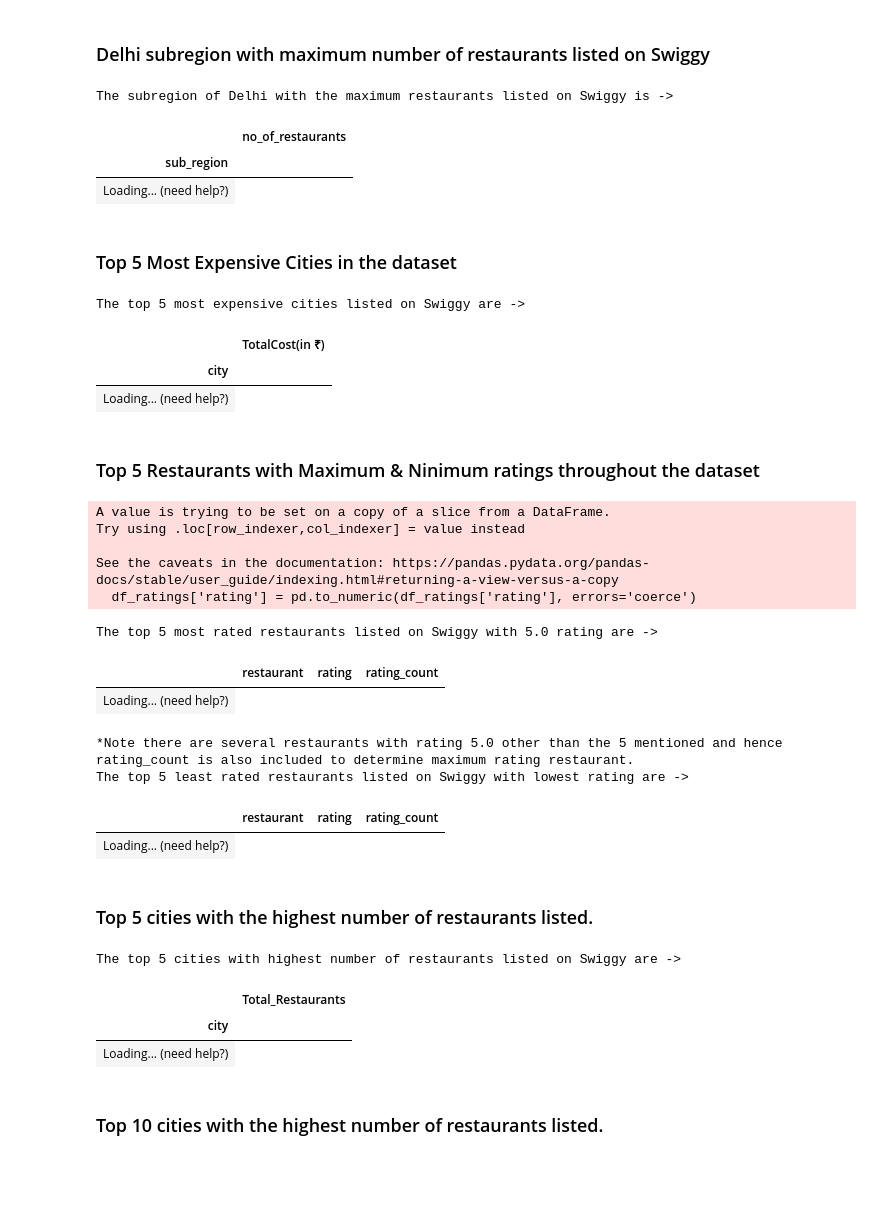
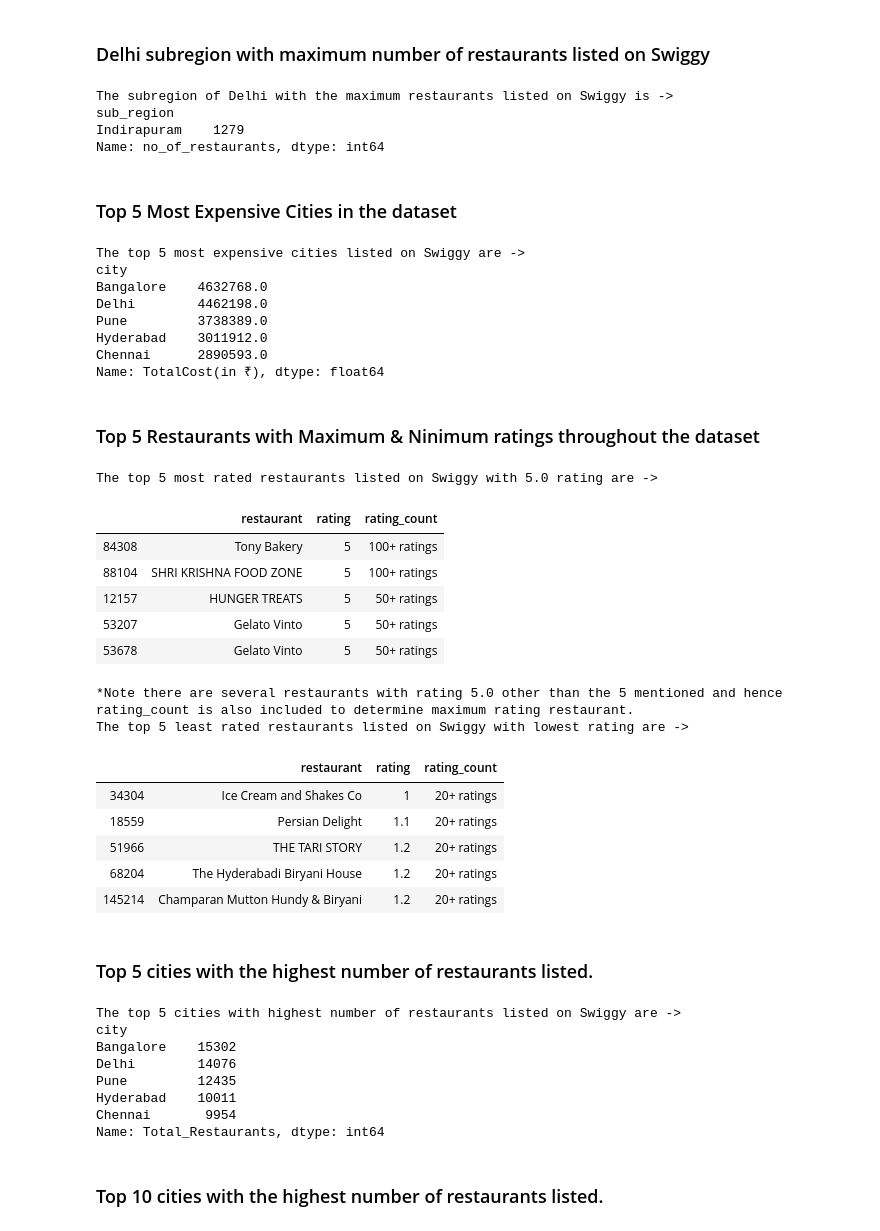
Before and after one commit to anayjain/GFG-DataAnalysis, a Jupyter notebook: GeeksforGeeks_Project1_SwiggyDataAnalysis.ipynb, the cells around one changed output. Cells and saved outputs as stored; diff of their text form; code cells hidden in the pictures; blank space fills up the shorter version.

```diff
--- a/GeeksforGeeks_Project1_SwiggyDataAnalysis.ipynb
+++ b/GeeksforGeeks_Project1_SwiggyDataAnalysis.ipynb
@@ -156,12 +175,14 @@ delhi_rest = df[df['city'] == 'Delhi']
 M = delhi_rest.groupby('sub_region')['sub_region'].count().sort_values(ascending=False).head(1)
 print("The subregion of Delhi with the maximum restaurants listed on Swiggy is ->")
 M.rename('no_of_restaurants',inplace=True)
-show(M)
+# show(M)
+# tabulate(M, headers = 'keys', tablefmt = 'html')
+print(M)
 # %% [output]
 The subregion of Delhi with the maximum restaurants listed on Swiggy is ->
+sub_region
+Indirapuram    1279
+Name: no_of_restaurants, dtype: int64
-|  | no_of_restaurants |
-| sub_region |  |
-| Loading... (need help?) |
 # %% [markdown]
 ### Top 5 Most Expensive Cities in the dataset
 # %%
@@ -170,12 +191,18 @@ The subregion of Delhi with the maximum restaurants listed on Swiggy is ->
 max_expensive = df.groupby('city')['cost'].sum().sort_values(ascending=False).head(5)
 print("The top 5 most expensive cities listed on Swiggy are -> ")
 max_expensive.rename('TotalCost(in ₹)',inplace=True)
-show(max_expensive)
+# show(max_expensive)
+# tabulate(max_expensive, headers = 'keys', tablefmt = 'html')
+print(max_expensive)
 # %% [output]
 The top 5 most expensive cities listed on Swiggy are ->
+city
+Bangalore    4632768.0
+Delhi        4462198.0
+Pune         3738389.0
+Hyderabad    3011912.0
+Chennai      2890593.0
+Name: TotalCost(in ₹), dtype: float64
-|  | TotalCost(in ₹) |
-| city |  |
-| Loading... (need help?) |
 # %% [markdown]
 ### Top 5 Restaurants with Maximum & Ninimum ratings throughout the dataset
 # %%
@@ -202,43 +229,56 @@ def rating_rank(df):
 # %%
 # first exclude all restaurants with too few ratings
 df_ratings = df[df['rating_count']!='Too Few Ratings']
 # convert str column to float
 df_ratings['rating'] = pd.to_numeric(df_ratings['rating'], errors='coerce')
 rating_rank(df_ratings)
 # next find max rating of all resataurants grouping by restaurant name and then sort them in ascending and descending order.
 # select first 5 entry as it is the max for ascending and min for descending order.
 max_ratings = df_ratings.sort_values(by=['rating','rating_rank'],ascending=False).head(5)
 min_ratings = df_ratings.sort_values(by=['rating','rating_rank'],ascending=True).head(5)
 print("The top 5 most rated restaurants listed on Swiggy with 5.0 rating are -> ")
-show(max_ratings[['restaurant','rating','rating_count']])
-print("*Note there are several restaurants with rating 5.0 other than the 5 mentioned and hence rating_count is also included to determine maximum rating restaurant.")
-print("The top 5 least rated restaurants listed on Swiggy with lowest rating are -> ")
-show(min_ratings[['restaurant','rating','rating_count']])
+# show(max_ratings[['restaurant','rating','rating_count']])
+tabulate(max_ratings[['restaurant','rating','rating_count']], headers = 'keys', tablefmt = 'html')
 # %% [output]
-A value is trying to be set on a copy of a slice from a DataFrame.
-Try using .loc[row_indexer,col_indexer] = value instead
-
-See the caveats in the documentation: https://pandas.pydata.org/pandas-docs/stable/user_guide/indexing.html#returning-a-view-versus-a-copy
-  df_ratings['rating'] = pd.to_numeric(df_ratings['rating'], errors='coerce')
+The top 5 most rated restaurants listed on Swiggy with 5.0 rating are ->
-The top 5 most rated restaurants listed on Swiggy with 5.0 rating are ->
 |  | restaurant | rating | rating_count |
-| Loading... (need help?) |
+| 84308 | Tony Bakery | 5 | 100+ ratings |
+| 88104 | SHRI KRISHNA FOOD ZONE | 5 | 100+ ratings |
+| 12157 | HUNGER TREATS | 5 | 50+ ratings |
+| 53207 | Gelato Vinto | 5 | 50+ ratings |
+| 53678 | Gelato Vinto | 5 | 50+ ratings |
-*Note there are several restaurants with rating 5.0 other than the 5 mentioned and hence rating_count is also included to determine maximum rating restaurant.
-The top 5 least rated restaurants listed on Swiggy with lowest rating are ->
-|  | restaurant | rating | rating_count |
-| Loading... (need help?) |
+# %%
+print("*Note there are several restaurants with rating 5.0 other than the 5 mentioned and hence rating_count is also included to determine maximum rating restaurant.")
+print("The top 5 least rated restaurants listed on Swiggy with lowest rating are -> ")
+# show(min_ratings[['restaurant','rating','rating_count']])
+tabulate(min_ratings[['restaurant','rating','rating_count']], headers = 'keys', tablefmt = 'html')
+# %% [output]
+*Note there are several restaurants with rating 5.0 other than the 5 mentioned and hence rating_count is also included to determine maximum rating restaurant.
+The top 5 least rated restaurants listed on Swiggy with lowest rating are ->
+|  | restaurant | rating | rating_count |
+| 34304 | Ice Cream and Shakes Co | 1 | 20+ ratings |
+| 18559 | Persian Delight | 1.1 | 20+ ratings |
+| 51966 | THE TARI STORY | 1.2 | 20+ ratings |
+| 68204 | The Hyderabadi Biryani House | 1.2 | 20+ ratings |
+| 145214 | Champaran Mutton Hundy & Biryani | 1.2 | 20+ ratings |
 # %% [markdown]
 ### Top 5 cities with the highest number of restaurants listed.
 # %%
 top5_cities = df.groupby('city')['restaurant_id'].count().sort_values(ascending=False).head(5)
 print("The top 5 cities with highest number of restaurants listed on Swiggy are -> ")
 top5_cities.rename('Total_Restaurants', inplace=True)
-show(top5_cities)
+# show(top5_cities)
+# tabulate(top5_cities, headers = 'keys', tablefmt = 'html')
+print(top5_cities)
 # %% [output]
 The top 5 cities with highest number of restaurants listed on Swiggy are ->
+city
+Bangalore    15302
+Delhi        14076
+Pune         12435
+Hyderabad    10011
+Chennai       9954
+Name: Total_Restaurants, dtype: int64
-|  | Total_Restaurants |
-| city |  |
-| Loading... (need help?) |
 # %% [markdown]
 ### Top 10 cities with the highest number of restaurants listed.
 # %%
```
Also changed, not shown: parts of 17 cells of this notebook.
